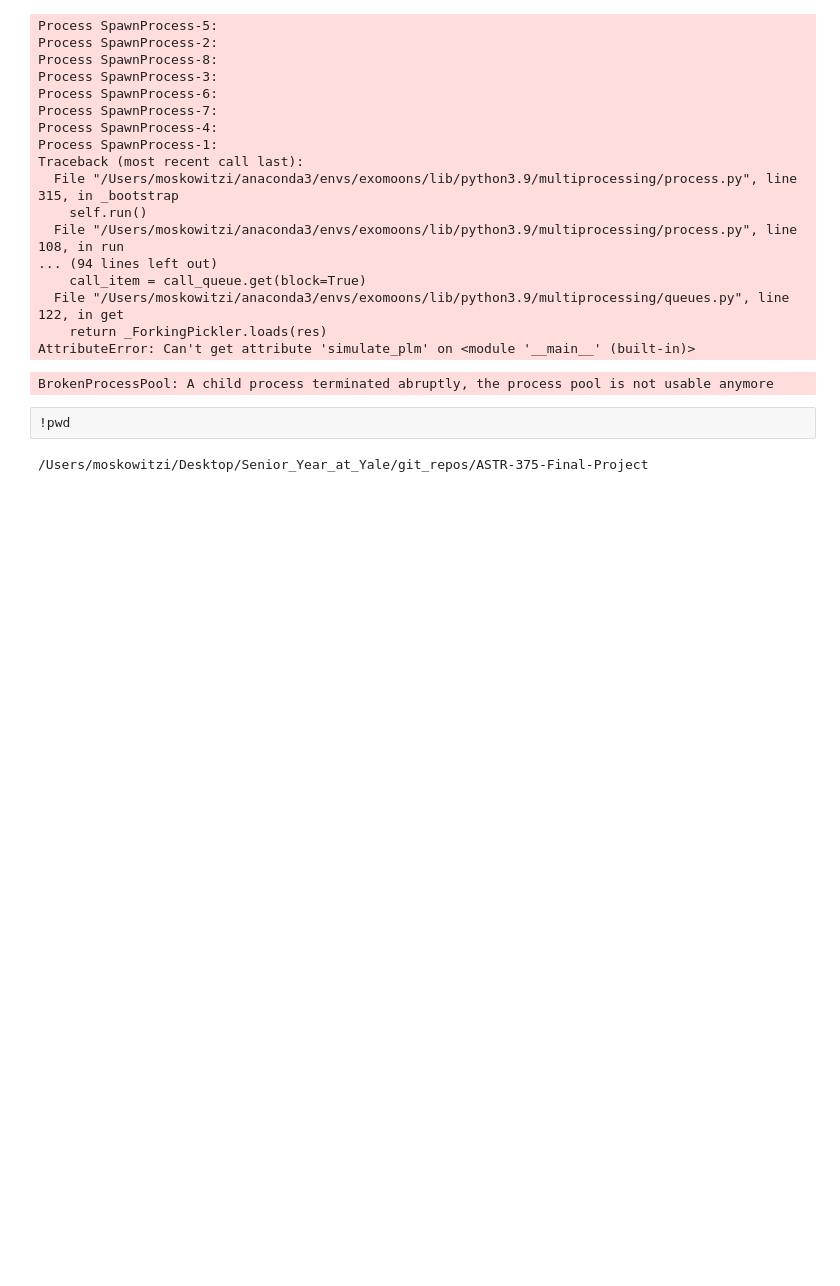
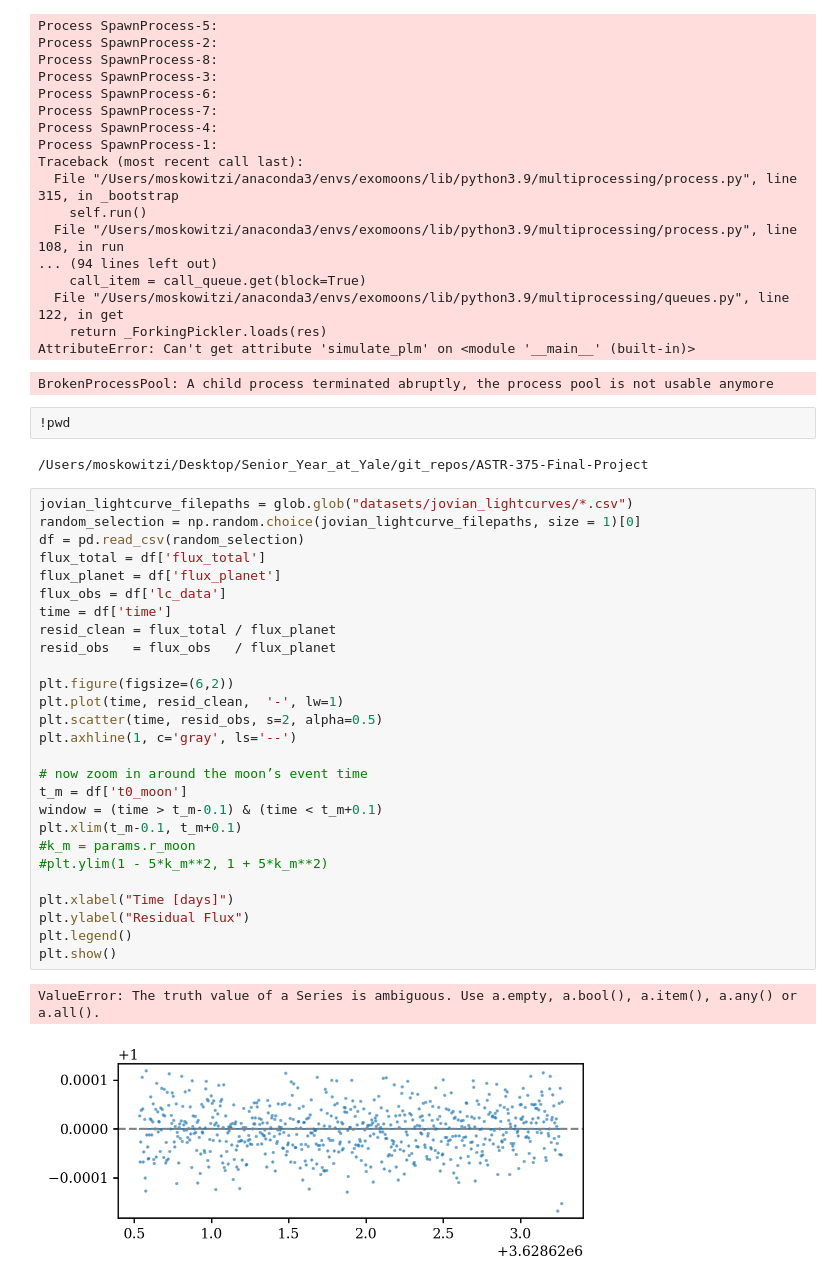
Before and after one commit to iam37/ASTR-375-Final-Project, a Jupyter notebook: Dataset_Creation.ipynb, the cells around one changed output. Saved outputs shown, nothing was run; the diff lists cells and outputs as text; blank space fills up the shorter version.

```diff
--- a/Dataset_Creation.ipynb
+++ b/Dataset_Creation.ipynb
@@ -780,6 +854,36 @@ BrokenProcessPool: A child process terminated abruptly, the process pool is not
 !pwd
 # %% [output]
 /Users/moskowitzi/Desktop/Senior_Year_at_Yale/git_repos/ASTR-375-Final-Project
+# %%
+jovian_lightcurve_filepaths = glob.glob("datasets/jovian_lightcurves/*.csv")
+random_selection = np.random.choice(jovian_lightcurve_filepaths, size = 1)[0]
+df = pd.read_csv(random_selection)
+flux_total = df['flux_total']
+flux_planet = df['flux_planet']
+flux_obs = df['lc_data']
+time = df['time']
+resid_clean = flux_total / flux_planet
+resid_obs   = flux_obs   / flux_planet
+
+plt.figure(figsize=(6,2))
+plt.plot(time, resid_clean,  '-', lw=1)
+plt.scatter(time, resid_obs, s=2, alpha=0.5)
+plt.axhline(1, c='gray', ls='--')
+
+# now zoom in around the moon’s event time
+t_m = df['t0_moon']
+window = (time > t_m-0.1) & (time < t_m+0.1)
+plt.xlim(t_m-0.1, t_m+0.1)
+#k_m = params.r_moon
+#plt.ylim(1 - 5*k_m**2, 1 + 5*k_m**2)
+
+plt.xlabel("Time [days]")
+plt.ylabel("Residual Flux")
+plt.legend()
+plt.show()
+# %% [output]
+ValueError: The truth value of a Series is ambiguous. Use a.empty, a.bool(), a.item(), a.any() or a.all().
+[figure, added]
 # %%
 # Lets visualize the lightcurves
 #np.random.seed(42)
```
Also changed, not shown: parts of 21 cells of this notebook, 2 other files.
